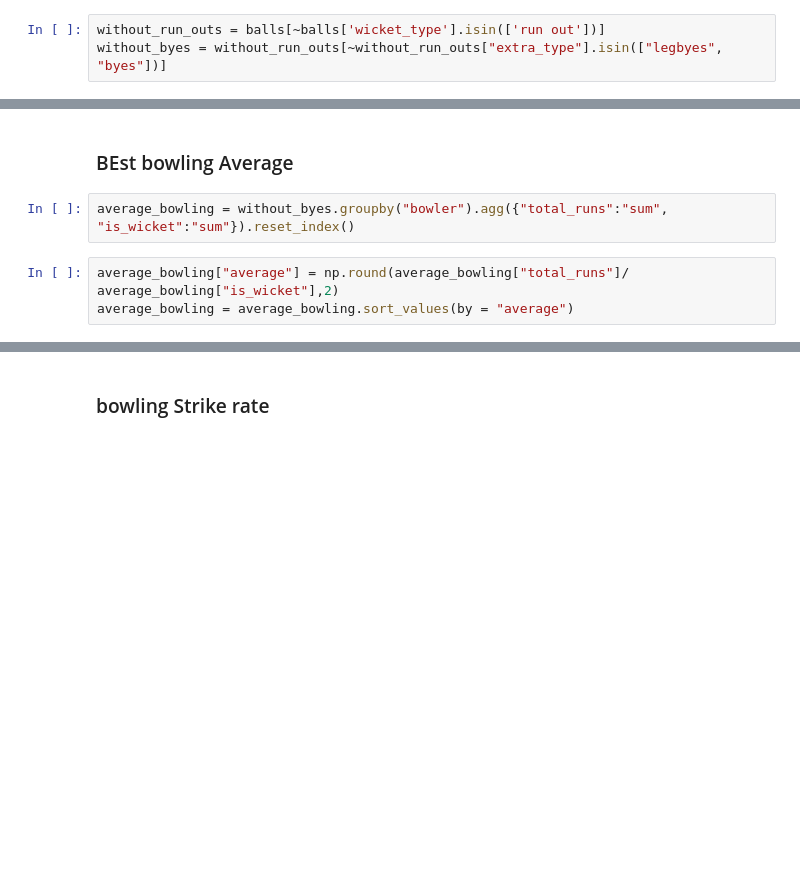
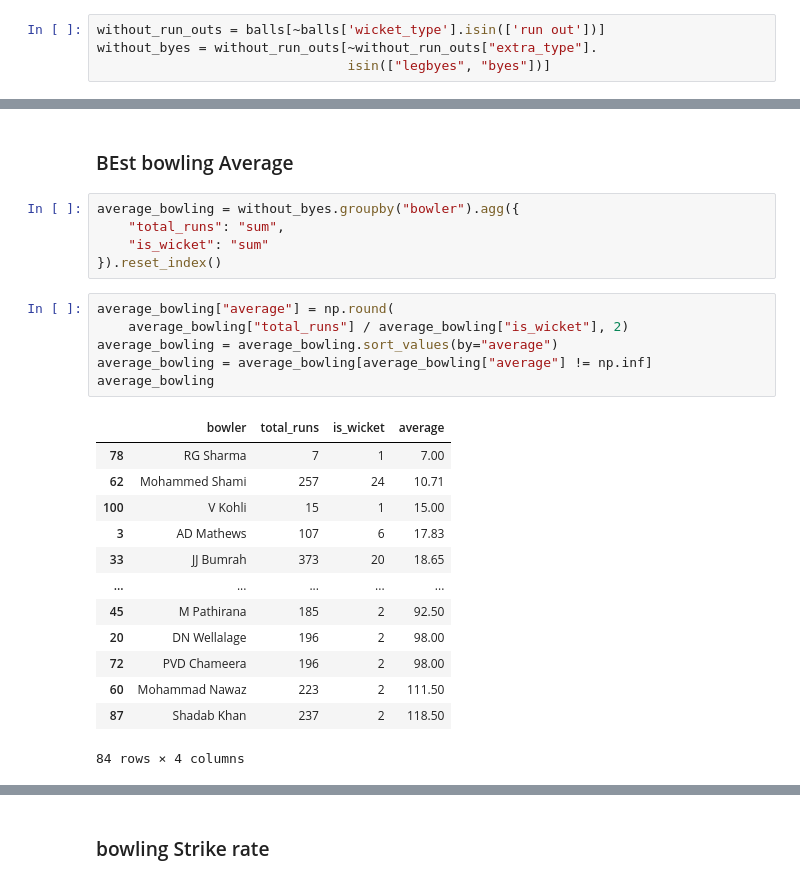
Before and after one commit to Shreycasm/Cricket-world-Cup-Score-Predictor-, a Jupyter notebook: expreiments/analysis.ipynb, the cells around one changed output, grey strips where cells are left out. Drawn from its saved outputs; the diff is of its cells as text; blank space fills up the shorter version.

```diff
--- a/expreiments/analysis.ipynb
+++ b/expreiments/analysis.ipynb
@@ -79,4 +81,5 @@ balls["is_wicket"] = balls.apply(lambda x : 0 if x["wicket_type"] == "retired hu
 # %%
 without_run_outs = balls[~balls['wicket_type'].isin(['run out'])]
-without_byes = without_run_outs[~without_run_outs["extra_type"].isin(["legbyes", "byes"])]
+without_byes = without_run_outs[~without_run_outs["extra_type"].
+                                isin(["legbyes", "byes"])]
 # %%
@@ -139,8 +117,28 @@ for index, value in enumerate(best_bowling_figure["strike_rate"].head()):
 # %% [markdown]
 ### BEst bowling Average
 # %%
-average_bowling = without_byes.groupby("bowler").agg({"total_runs":"sum", "is_wicket":"sum"}).reset_index()
+average_bowling = without_byes.groupby("bowler").agg({
+    "total_runs": "sum",
+    "is_wicket": "sum"
+}).reset_index()
 # %%
-average_bowling["average"] = np.round(average_bowling["total_runs"]/ average_bowling["is_wicket"],2)
-average_bowling = average_bowling.sort_values(by = "average")
+average_bowling["average"] = np.round(
+    average_bowling["total_runs"] / average_bowling["is_wicket"], 2)
+average_bowling = average_bowling.sort_values(by="average")
+average_bowling = average_bowling[average_bowling["average"] != np.inf]
+average_bowling
+# %% [output]
+|  | bowler | total_runs | is_wicket | average |
+| 78 | RG Sharma | 7 | 1 | 7.00 |
+| 62 | Mohammed Shami | 257 | 24 | 10.71 |
+| 100 | V Kohli | 15 | 1 | 15.00 |
+| 3 | AD Mathews | 107 | 6 | 17.83 |
+| 33 | JJ Bumrah | 373 | 20 | 18.65 |
+| ... | ... | ... | ... | ... |
+| 45 | M Pathirana | 185 | 2 | 92.50 |
+| 20 | DN Wellalage | 196 | 2 | 98.00 |
+| 72 | PVD Chameera | 196 | 2 | 98.00 |
+| 60 | Mohammad Nawaz | 223 | 2 | 111.50 |
+| 87 | Shadab Khan | 237 | 2 | 118.50 |
+84 rows × 4 columns
 # %%
```
Also changed, not shown: parts of 62 cells of this notebook, 7 other files.
